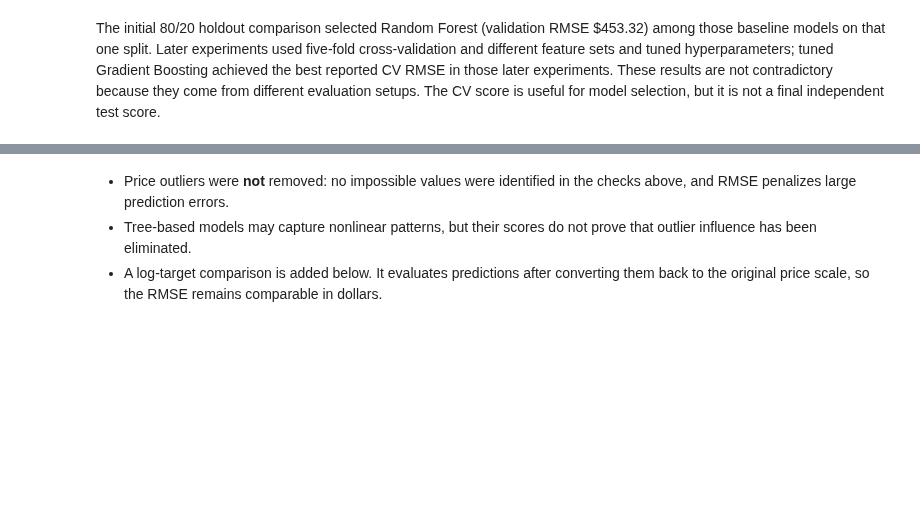
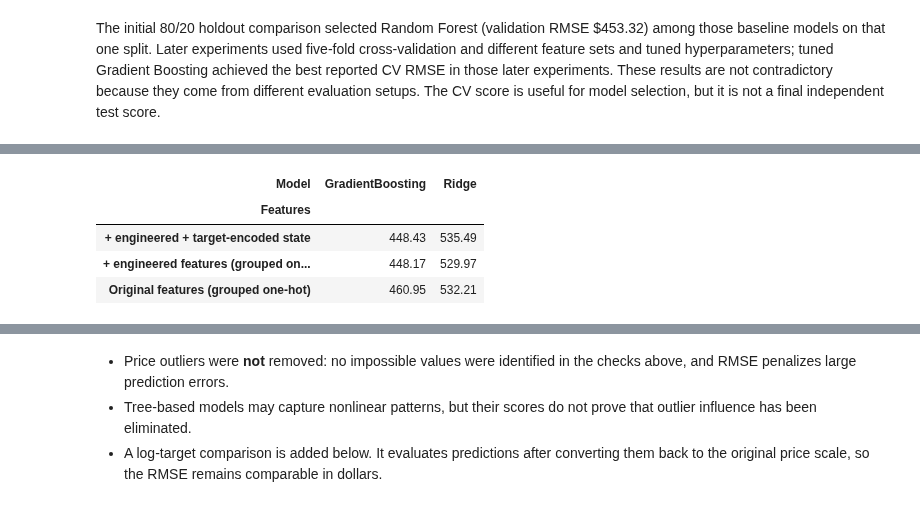
Before and after one commit to patriciafigueredo2412/CAI_4105_2026_Fall_Team_3, a Jupyter notebook: challenge_1/final_challenge1_corrected.ipynb, the cells around one changed output, grey strips where cells are left out. Cells and saved outputs as stored; diff of their text form; code cells hidden in the pictures; blank space fills up the shorter version.

```diff
--- a/challenge_1/final_challenge1_corrected.ipynb
+++ b/challenge_1/final_challenge1_corrected.ipynb
@@ -287,34 +322,41 @@ df_test_fe = add_features(df_test)
 base_num = ["bathrooms", "bedrooms", "square_feet", "latitude", "longitude"]
 new_num = ["total_rooms", "sqft_per_room", "bath_per_bed", "is_studio",
            "log_sqft", "lat_plus_lon", "lat_minus_lon"]
 cat = ["has_photo", "state"]
 
 def make_pre(num_cols, state_encoding="grouped_onehot"):
     state_enc = (OneHotEncoder(handle_unknown="infrequent_if_exist", min_frequency=30)
-                    if state_encoding == "grouped_onehot" else TargetEncoder(target_type="continuous", cv=KFold(n_splits=5, shuffle=True, random_state=42)))
+                    if state_encoding == "grouped_onehot"
+                    else TargetEncoder(target_type="continuous", cv=KFold(n_splits=5, shuffle=True, random_state=42)))
     return ColumnTransformer([
         ("num", StandardScaler(), num_cols),
         ("photo", OneHotEncoder(handle_unknown="ignore"), ["has_photo"]),
         ("state", state_enc, ["state"]),
     ])
 
 cv = KFold(n_splits=5, shuffle=True, random_state=42)
 
 setups = {
     "Original features (grouped one-hot)": (base_num, "grouped_onehot"),
     "+ engineered features (grouped one-hot)": (base_num + new_num, "grouped_onehot"),  #
     "+ engineered + target-encoded state": (base_num + new_num, "target"),
 }
 
 rows = []
 for setup, (num_cols, enc) in setups.items():
     for mname, m in {"Ridge": Ridge(), "GradientBoosting": GradientBoostingRegressor(random_state=42)}.items():
         pipe = Pipeline([("pre", make_pre(num_cols, enc)), ("model", m)])
         r = cross_validate(pipe, df_fe[num_cols + cat], y, cv=cv,
                            scoring="neg_root_mean_squared_error")
         rows.append({"Features": setup, "Model": mname, "CV Val RMSE": -r["test_score"].mean()})
 
 pd.DataFrame(rows).pivot(index="Features", columns="Model", values="CV Val RMSE").round(2)
+# %% [output]
+| Model | GradientBoosting | Ridge |
+| Features |  |  |
+| + engineered + target-encoded state | 448.43 | 535.49 |
+| + engineered features (grouped on... | 448.17 | 529.97 |
+| Original features (grouped one-hot) | 460.95 | 532.21 |
 # %%
 print("Missing values:\\n", df.isnull().sum(), "\\n")
 print("Rows with price <= 0:", (df["price"] <= 0).sum())
```
Also changed, not shown: parts of 13 cells of this notebook.
